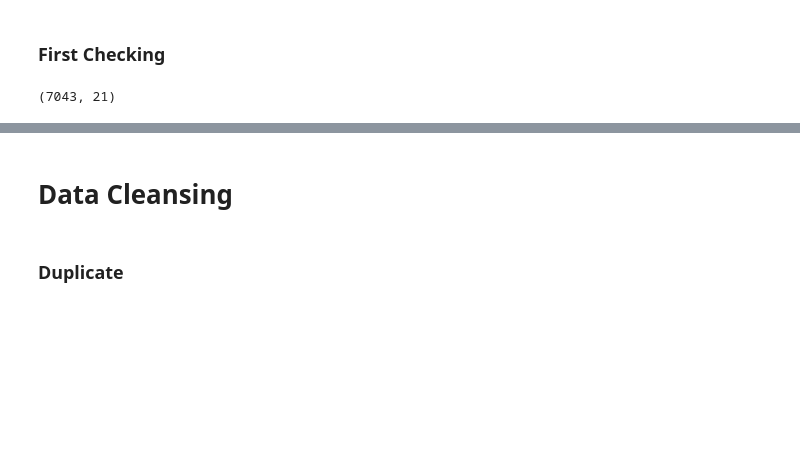
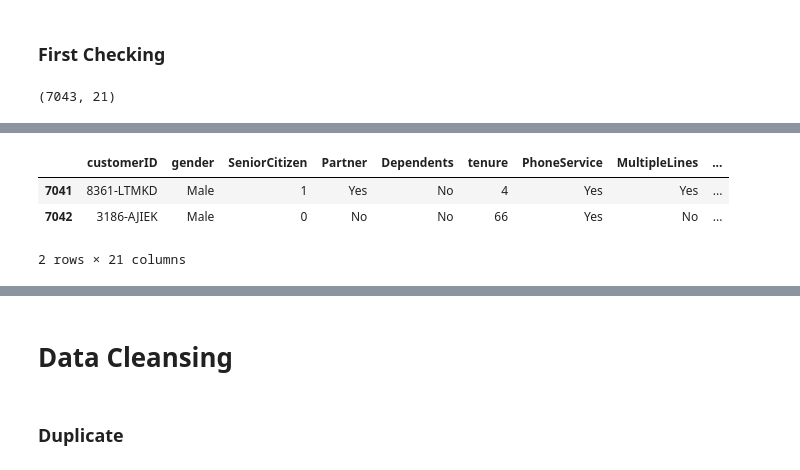
Before and after one commit to nikenyudha/telco-customer-churn-analysis, a Jupyter notebook: ML_telco.ipynb, the cells around one changed output, grey strips where cells are left out. Saved outputs shown, nothing was run; the diff lists cells and outputs as text; code cells hidden in the pictures; blank space fills up the shorter version.

```diff
--- a/ML_telco.ipynb
+++ b/ML_telco.ipynb
@@ -174,2 +175,9 @@ Data columns (total 21 columns):
 dtypes: float64(2), int64(2), object(17)
 memory usage: 1.1+ MB
+# %%
+df.tail(2)
+# %% [output]
+|  | customerID | gender | SeniorCitizen | Partner | Dependents | tenure | PhoneService | MultipleLines | ... |
+| 7041 | 8361-LTMKD | Male | 1 | Yes | No | 4 | Yes | Yes | ... |
+| 7042 | 3186-AJIEK | Male | 0 | No | No | 66 | Yes | No | ... |
+2 rows × 21 columns
```
Also changed, not shown: parts of 10 cells of this notebook.
